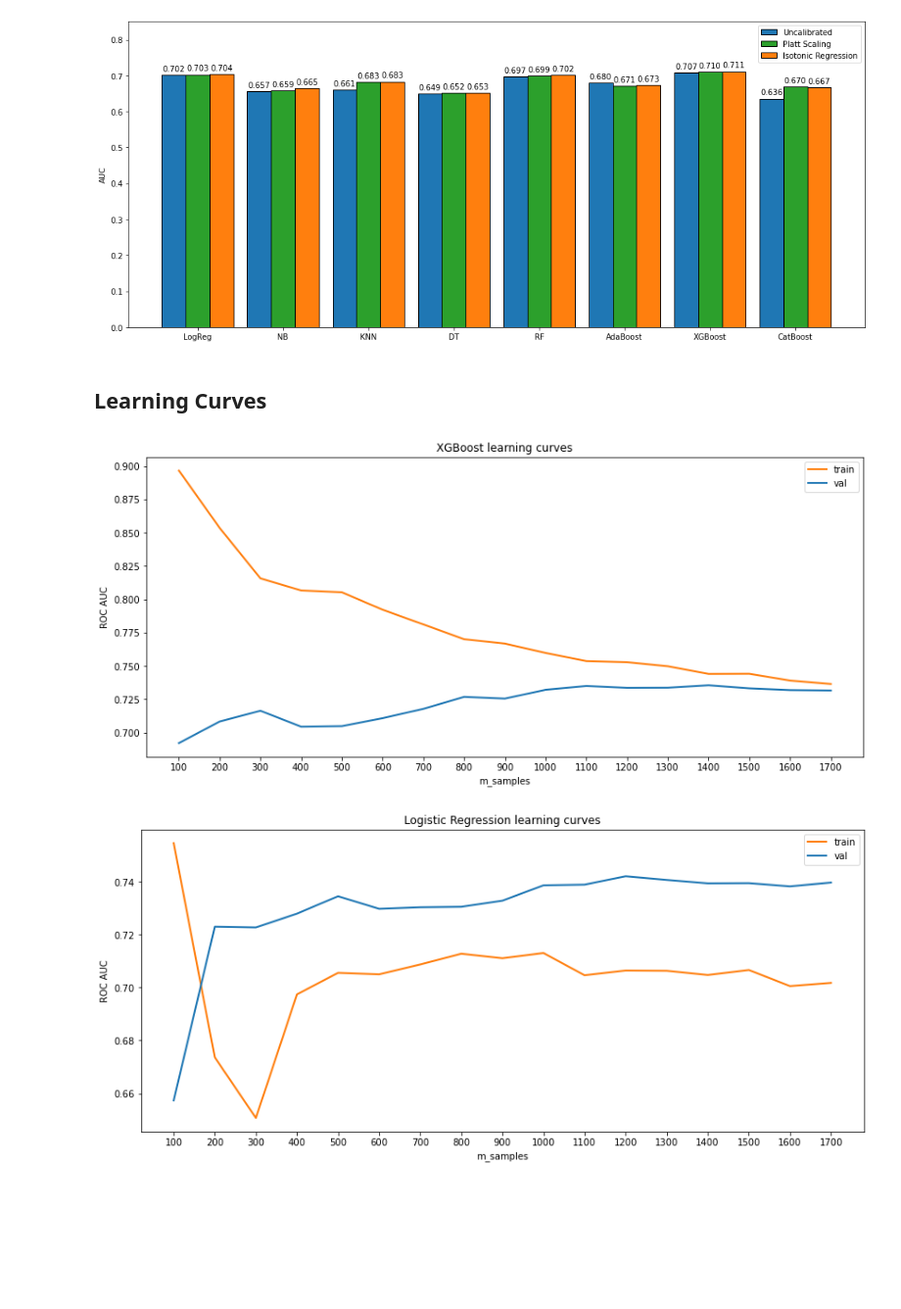
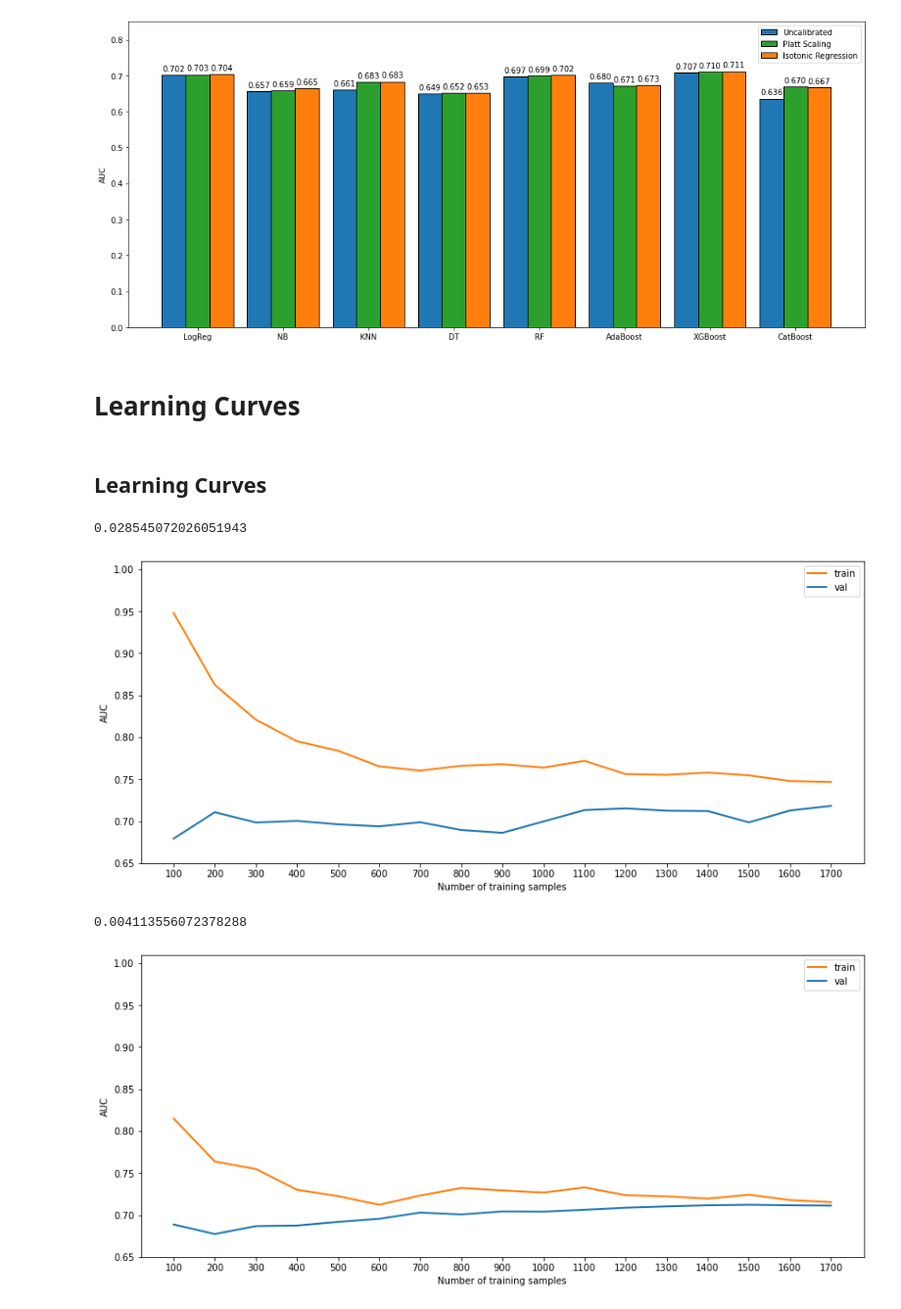
Before and after one commit to da-veed/BachelorThesis, a Jupyter notebook: data_model_step8.ipynb, the cells around one changed output. Shown at 98% size. Cells and saved outputs as stored; diff of their text form; code cells hidden in the pictures; blank space fills up the shorter version.

```diff
--- a/data_model_step8.ipynb
+++ b/data_model_step8.ipynb
@@ -1057,6 +1057,8 @@ plt.savefig('plots/step8_calibration_auc.png', dpi=300, bbox_inches='tight')
 plt.show()
 # %% [output]
 [figure]
+# %% [markdown]
+# Learning Curves
 # %%
 def prep_data(X_train, X_val, y_train, y_val, X_features_list):
     under_sampler = TomekLinks()
@@ -1064,11 +1066,11 @@ def prep_data(X_train, X_val, y_train, y_val, X_features_list):
 
     scaler = StandardScaler()
     scaler.fit(X_resampled)
-    X_train_final = pd.DataFrame(scaler.transform(X_resampled), columns=X.columns)
-    X_val_final = pd.DataFrame(scaler.transform(X_val), columns=X.columns)
+    X_train_final = pd.DataFrame(scaler.transform(X_resampled), columns=X_train.columns)
+    X_val_final = pd.DataFrame(scaler.transform(X_val), columns=X_train.columns)
 
-    X_train_final = X_resampled[X_features_list]
-    X_val_final = X_val[X_features_list]
+    X_train_final = X_train_final[X_features_list].copy()
+    X_val_final = X_val_final[X_features_list].copy()
 
     return X_train_final, X_val_final, y_resampled, y_val
 
@@ -1076,7 +1078,7 @@ def plot_learning_curves(model, df, X_features_list):
     X = df.drop(["wont_renew", "chapter_ID"], axis=1).copy()
     y = df["wont_renew"].copy()
 
-    X_train, X_val, y_train, y_val = train_test_split(X, y, test_size=0.2, random_state=8123)
+    X_train, X_val, y_train, y_val = train_test_split(X, y, test_size=0.2, random_state=710)
     train_errors, val_errors = [], []
 
     for m in range(100, len(X_train), 100):
@@ -1090,29 +1092,34 @@ def plot_learning_curves(model, df, X_features_list):
     plt.plot(list(range(100, len(X_train), 100)), train_errors, linestyle="-", linewidth=2, color="tab:orange", label="train")
     plt.plot(list(range(100, len(X_train), 100)), val_errors, linestyle="-", linewidth=2, color="tab:blue", label="val")
     plt.xticks([x for x in range(100, len(X_train), 100)])
-    plt.xlabel("m_samples")
-    plt.ylabel("ROC AUC")
+    plt.xlabel("Number of training samples")
+    plt.ylabel("AUC")
     plt.legend()
+    return train_errors[-1] - val_errors[-1]
 # %% [markdown]
 ## Learning Curves
 # %%
 plt.figure(figsize=(14,6))
 test_model = xgb.XGBClassifier(objective='binary:logistic', eval_metric="auc", random_state=42, use_label_encoder=False, **xg_cv.best_params_)
-plot_learning_curves(test_model, df, xgb_10_features)
-plt.title("XGBoost learning curves")
+XGBoost_error = plot_learning_curves(test_model, df, xgb_10_features)
+print(XGBoost_error)
+plt.ylim([0.65, 1.01])
 plt.savefig('plots/step9_learning_XGBoost.png', dpi=300, bbox_inches='tight')
 plt.show()
 # %% [output]
+0.028545072026051943
-[figure, old version]
+[figure, new version]
 # %%
 plt.figure(figsize=(14,6))
 test_model = LogisticRegression(max_iter=5000, **logreg_cv.best_params_)
-plot_learning_curves(test_model, df, logreg_10_features)
-plt.title("Logistic Regression learning curves")
+Logreg_error = plot_learning_curves(test_model, df, logreg_10_features)
+print(Logreg_error)
+plt.ylim([0.65, 1.01])
 plt.savefig('plots/step9_learning_Logreg.png', dpi=300, bbox_inches='tight')
 plt.show()
 # %% [output]
+0.004113556072378288
-[figure, old version]
+[figure, new version]
 # %%
 plt.figure(figsize=(14,6))
 test_model = RandomForestClassifier(**rf_cv.best_params_)
```
Also changed, not shown: parts of 4 cells of this notebook, 29 other files.
